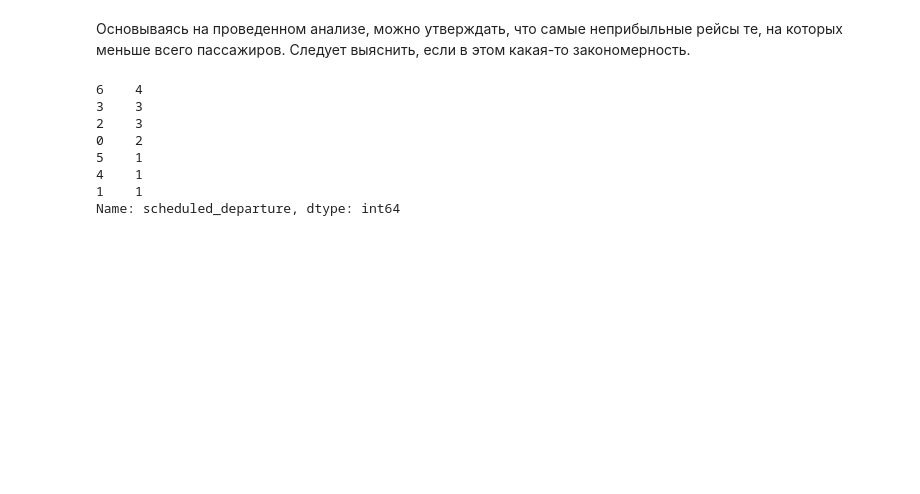
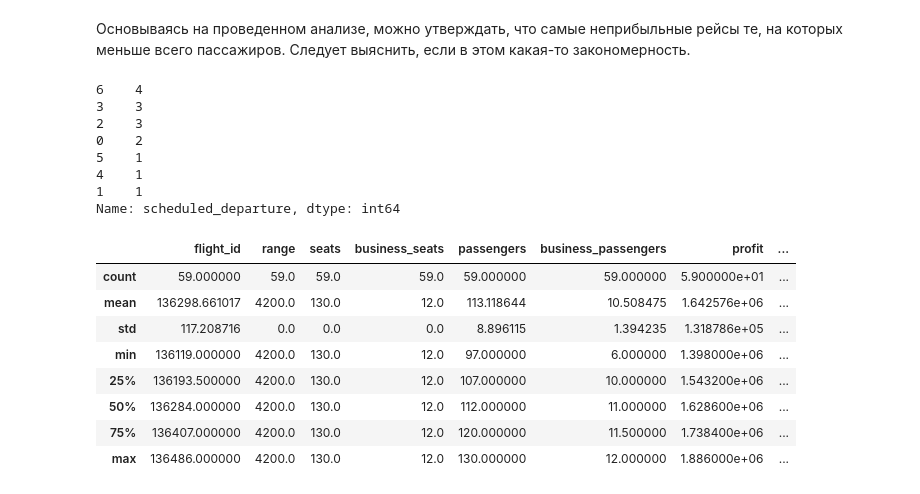
Before and after one commit to Golovolastik/skillfactory_rds, a Jupyter notebook: module_4/analysis.ipynb, the cells around one changed output. Saved outputs shown, nothing was run; the diff lists cells and outputs as text; code cells hidden in the pictures; blank space fills up the shorter version.

```diff
--- a/module_4/analysis.ipynb
+++ b/module_4/analysis.ipynb
@@ -250,3 +251,15 @@ m_unprofitable.scheduled_departure.dt.weekday.value_counts()
 4    1
 1    1
 Name: scheduled_departure, dtype: int64
+# %%
+moscow.describe()
+# %% [output]
+|  | flight_id | range | seats | business_seats | passengers | business_passengers | profit | ... |
+| count | 59.000000 | 59.0 | 59.0 | 59.0 | 59.000000 | 59.000000 | 5.900000e+01 | ... |
+| mean | 136298.661017 | 4200.0 | 130.0 | 12.0 | 113.118644 | 10.508475 | 1.642576e+06 | ... |
+| std | 117.208716 | 0.0 | 0.0 | 0.0 | 8.896115 | 1.394235 | 1.318786e+05 | ... |
+| min | 136119.000000 | 4200.0 | 130.0 | 12.0 | 97.000000 | 6.000000 | 1.398000e+06 | ... |
+| 25% | 136193.500000 | 4200.0 | 130.0 | 12.0 | 107.000000 | 10.000000 | 1.543200e+06 | ... |
+| 50% | 136284.000000 | 4200.0 | 130.0 | 12.0 | 112.000000 | 11.000000 | 1.628600e+06 | ... |
+| 75% | 136407.000000 | 4200.0 | 130.0 | 12.0 | 120.000000 | 11.500000 | 1.738400e+06 | ... |
+| max | 136486.000000 | 4200.0 | 130.0 | 12.0 | 130.000000 | 12.000000 | 1.886000e+06 | ... |
```
Also changed, not shown: parts of 14 cells of this notebook.
